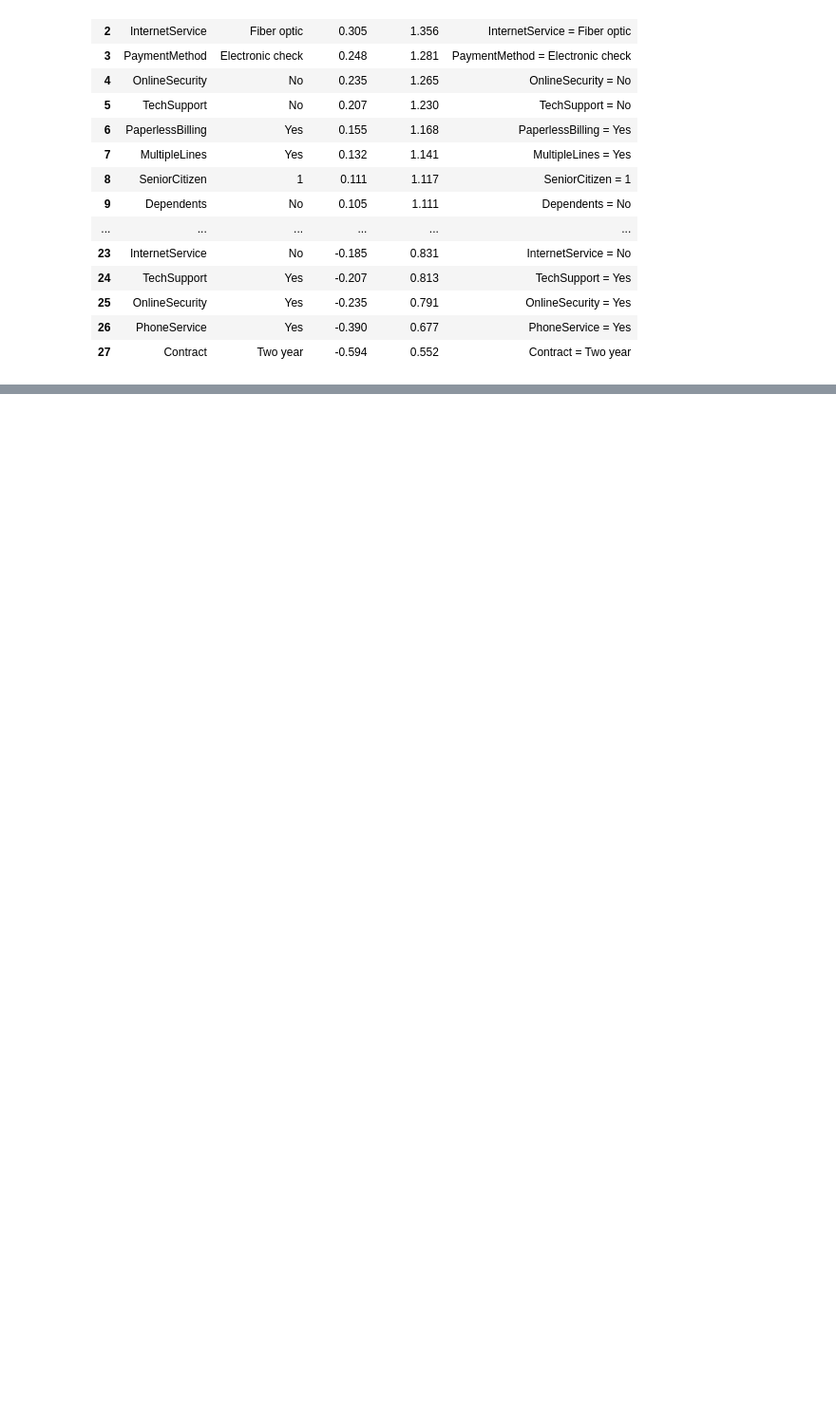
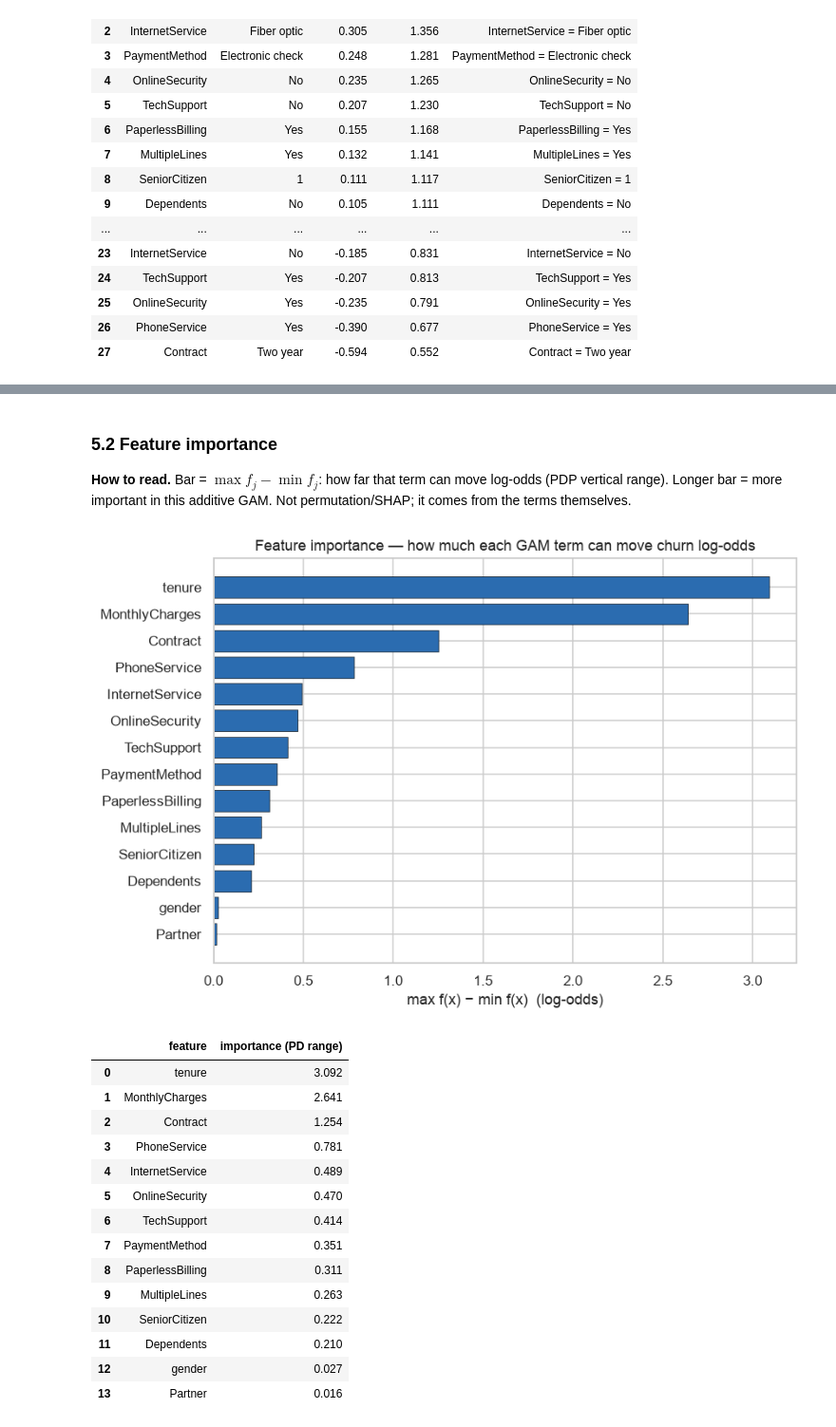
Before and after one commit to ananya923/XAI_Week2_Activity, a Jupyter notebook: Kedar_ASK_gam.ipynb, the cells around one changed output, grey strips where cells are left out. Shown at 95% size. Saved outputs shown, nothing was run; the diff lists cells and outputs as text; code cells hidden in the pictures; blank space fills up the shorter version.

```diff
--- a/Kedar_ASK_gam.ipynb
+++ b/Kedar_ASK_gam.ipynb
@@ -907,0 +743,47 @@ per contract type.
+# %% [markdown]
+### 5.2 Feature importance
+**How to read.** Bar = $\max f_j - \min f_j$: how far that term can move log-odds (PDP vertical range).
+Longer bar = more important in this additive GAM. Not permutation/SHAP; it comes from the terms themselves.
+# %%
+importance_rows = []
+for i, name in enumerate(FEATURES):
+    if name in CONTINUOUS:
+        grid = gam.generate_X_grid(term=i)
+        pdep = np.asarray(gam.partial_dependence(term=i, X=grid))
+        span = float(np.ptp(pdep))
+    else:
+        effects = []
+        center = X_train.mean(axis=0)
+        for lev in np.unique(X_train[:, i]).astype(int):
+            probe = center.copy()
+            probe[i] = lev
+            effects.append(gam.partial_dependence(term=i, X=probe.reshape(1, -1))[0])
+        span = float(np.ptp(effects))
+    importance_rows.append({"feature": name, "importance (PD range)": span})
+
+imp = pd.DataFrame(importance_rows).sort_values("importance (PD range)")
+fig, ax = plt.subplots(figsize=(8, 5.5))
+ax.barh(imp["feature"], imp["importance (PD range)"], color="#2b6cb0", edgecolor="black", lw=0.4)
+ax.set_xlabel("max f(x) − min f(x)  (log-odds)")
+ax.set_title("Feature importance — how much each GAM term can move churn log-odds")
+plt.tight_layout()
+plt.show()
+
+imp.sort_values("importance (PD range)", ascending=False).round(3).reset_index(drop=True)
+# %% [output]
+[figure, added]
+|  | feature | importance (PD range) |
+| 0 | tenure | 3.092 |
+| 1 | MonthlyCharges | 2.641 |
+| 2 | Contract | 1.254 |
+| 3 | PhoneService | 0.781 |
+| 4 | InternetService | 0.489 |
+| 5 | OnlineSecurity | 0.470 |
+| 6 | TechSupport | 0.414 |
+| 7 | PaymentMethod | 0.351 |
+| 8 | PaperlessBilling | 0.311 |
+| 9 | MultipleLines | 0.263 |
+| 10 | SeniorCitizen | 0.222 |
+| 11 | Dependents | 0.210 |
+| 12 | gender | 0.027 |
+| 13 | Partner | 0.016 |
```
Also changed, not shown: parts of 68 cells of this notebook.
